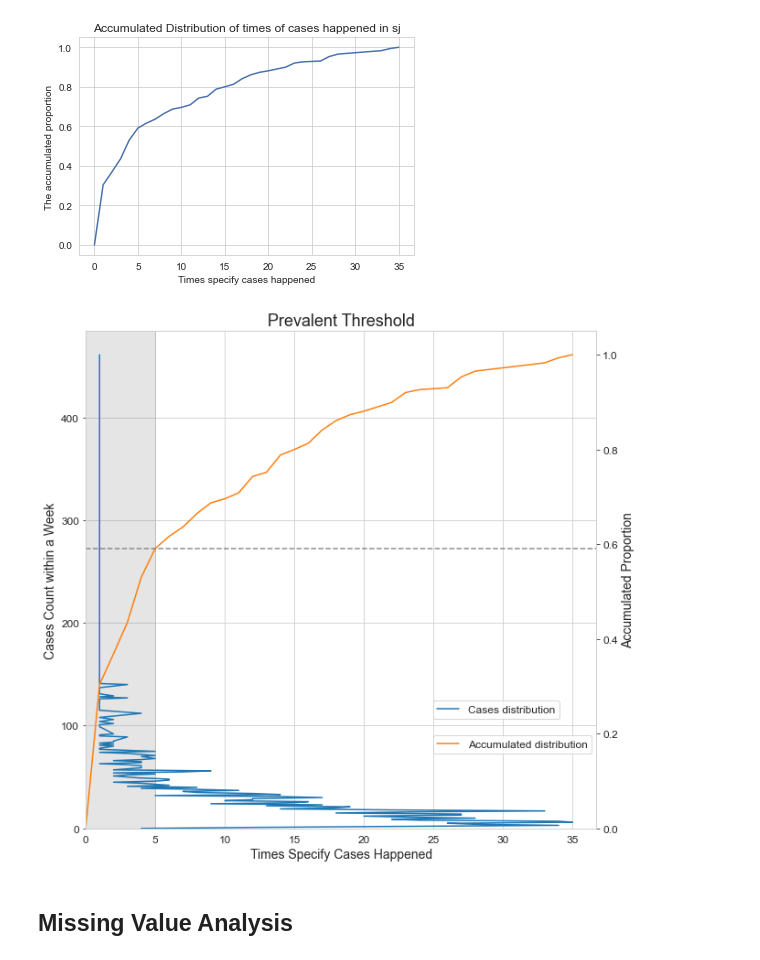
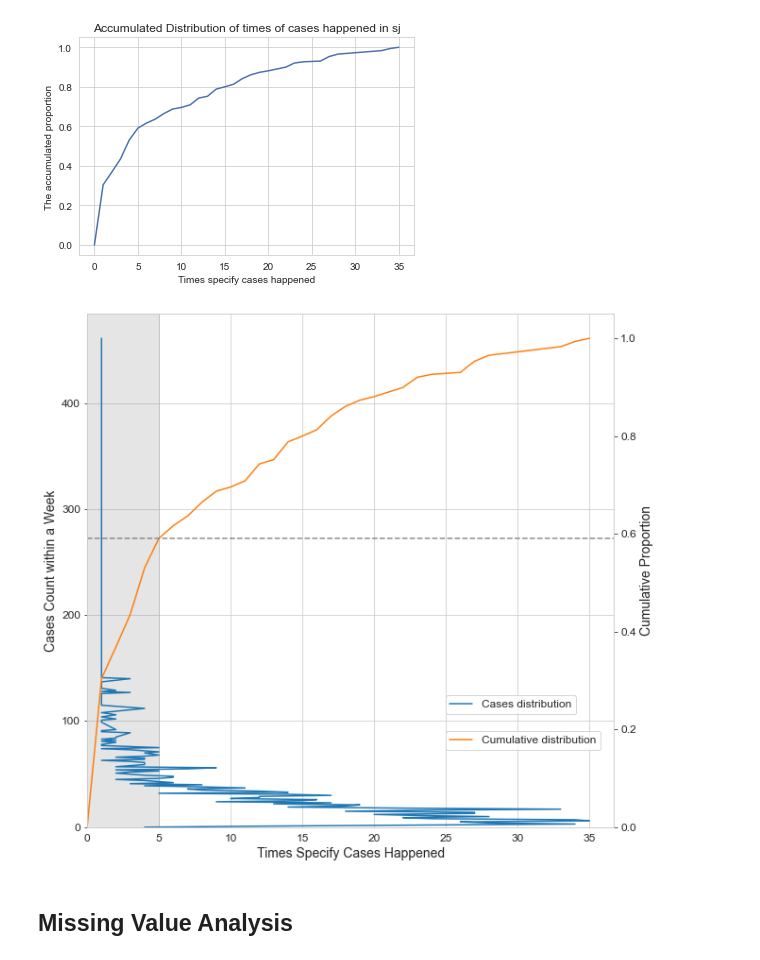
Before and after one commit to HironyHan/ELM_prediction, a Jupyter notebook: Ensemble Learning and MCMC method using for predicting disease spread.ipynb, the cells around one changed output. Cells and saved outputs as stored; diff of their text form; code cells hidden in the pictures.

```diff
--- a/Ensemble Learning and MCMC method using for predicting disease spread.ipynb
+++ b/Ensemble Learning and MCMC method using for predicting disease spread.ipynb
@@ -461,38 +464,38 @@ ax1.set_ylabel('Cases Count within a Week', fontsize=14)
 ax1.set_xlabel('Times Specify Cases Happened', fontsize=14)
 ax1.tick_params(axis='y', labelsize=12)
 ax1.tick_params(axis='x', labelsize=12)
 ax1.legend(loc=(0.68,0.22), fontsize=12)
 ax1.set_xlim(left=0)
 ax1.set_ylim(bottom=0)
 
 ax2 = ax1.twinx()
 
-ax2.plot(n_list, acc_l, color='#ff7f0e', label='Accumulated distribution')
-ax2.set_ylabel('Accumulated Proportion', fontsize=14)
+ax2.plot(n_list, acc_l, color='#ff7f0e', label='Cumulative distribution')
+ax2.set_ylabel('Cumulative Proportion', fontsize=14)
 ax2.tick_params(axis='y', labelsize=12)
 ax2.tick_params(axis='x', labelsize=12)
 ax2.legend(loc=(0.68,0.15), fontsize=12)
 ax2.grid(False)
 ax2.set_xlim(left=0)
 ax2.set_ylim(bottom=0)
 
 xi = 5
 y1i = 32
 y2i = 0.590911
 
 ax2.axhline(y2i, xmin=0, xmax=35, linestyle='--', color='grey', alpha=0.9)
 #ax1.axhline(y1i, xmin=0, xmax=35, linestyle='--', color='grey', alpha=0.8)
 ax1.fill_between([0,xi], y1=0, y2=484, color='grey', alpha=0.2)
 #ax2.fill_between([0,35], y1=y2i, y2=1, color='grey', alpha=0.2)
 
 
-plt.title("Prevalent Threshold", fontsize=18)
+#plt.title("Prevalent Threshold", fontsize=18)
 
 plt.show()
 
-#fig.savefig('output_image.png', dpi=500)
+fig.savefig('Prevalent threshold.png', dpi=500)
 # %% [output]
-[figure, old version]
+[figure, new version]
 # %% [markdown]
 ## Missing Value Analysis
 # %%
```
Also changed, not shown: parts of 35 cells of this notebook, 1 other file.
